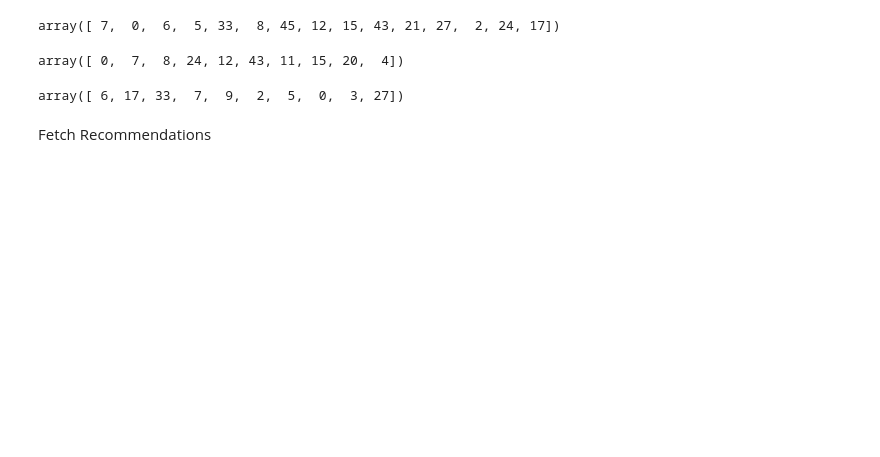
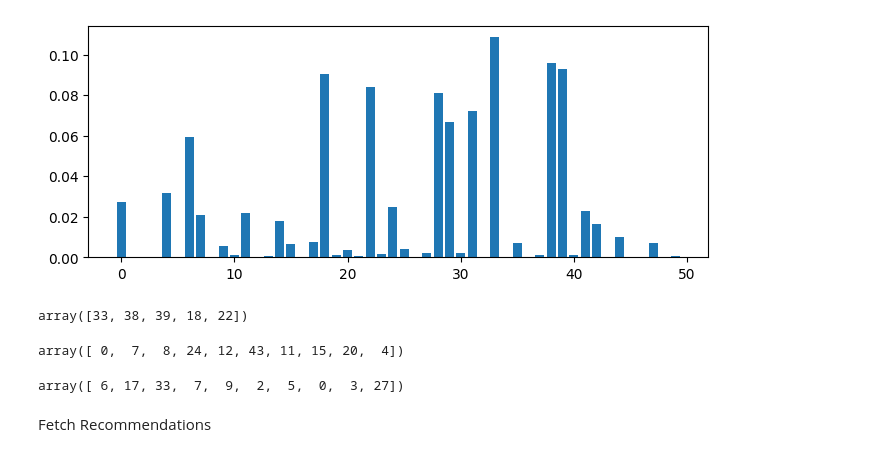
Before and after one commit to pratikaher88/GNNIE, a Jupyter notebook: GNN_Architecture/notebooks/Weights.ipynb, the cells around one changed output. Cells and saved outputs as stored; diff of their text form; code cells hidden in the pictures; blank space fills up the shorter version.

```diff
--- a/GNN_Architecture/notebooks/Weights.ipynb
+++ b/GNN_Architecture/notebooks/Weights.ipynb
@@ -58,7 +62,14 @@ plt.show()
+# %%
+fig, ax = plt.subplots(figsize=(8, 3))
+
+ax.bar(np.arange(n), p)
+plt.show()
+# %% [output]
+[figure, added]
 # %%
-combined_scores.argsort()[-15:][::-1]
+combined_scores.argsort()[-5:][::-1]
 # %% [output]
-array([ 7,  0,  6,  5, 33,  8, 45, 12, 15, 43, 21, 27,  2, 24, 17])
+array([33, 38, 39, 18, 22])
 # %%
 pop_scores.argsort()[-10:][::-1]
 # %% [output]
```
Also changed, not shown: parts of 12 cells of this notebook, 1 other file.
